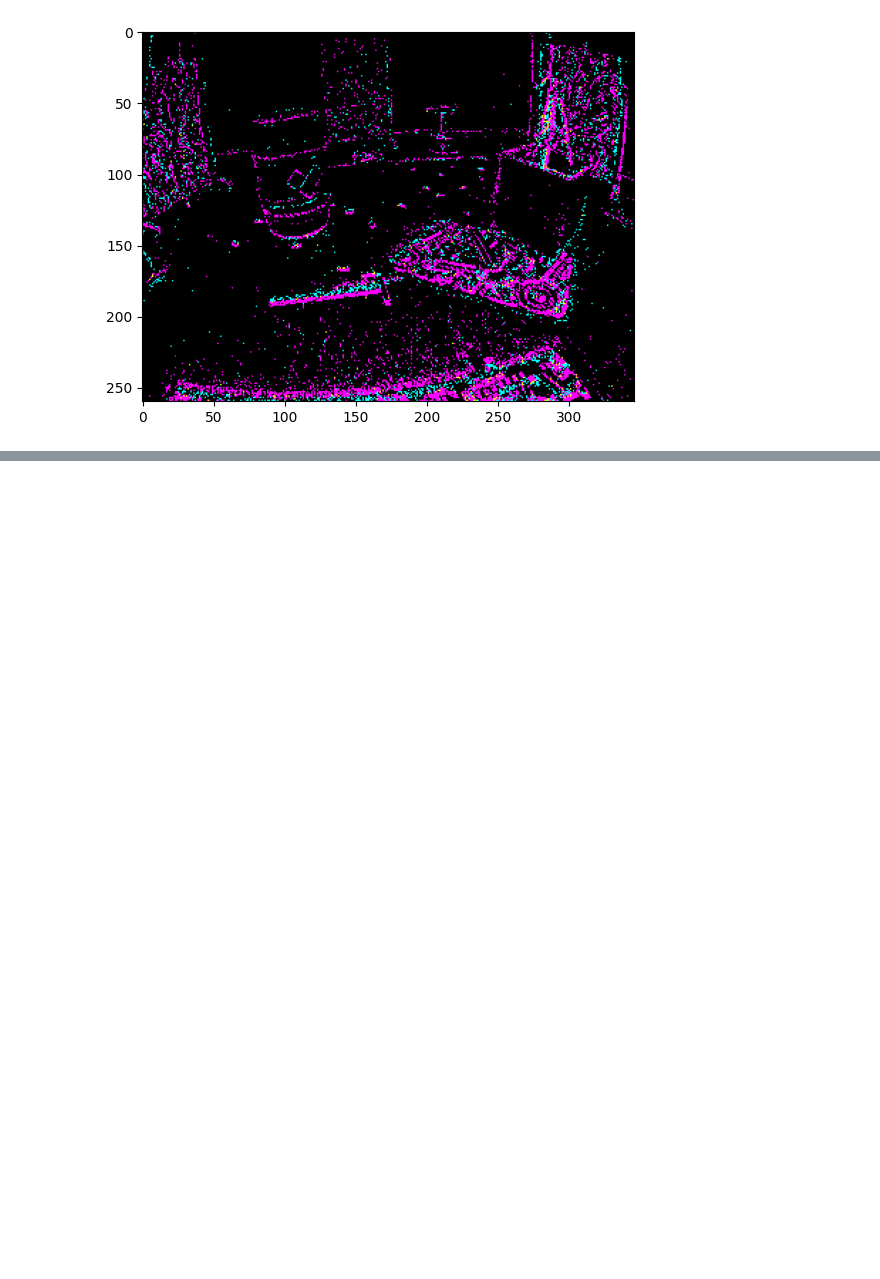
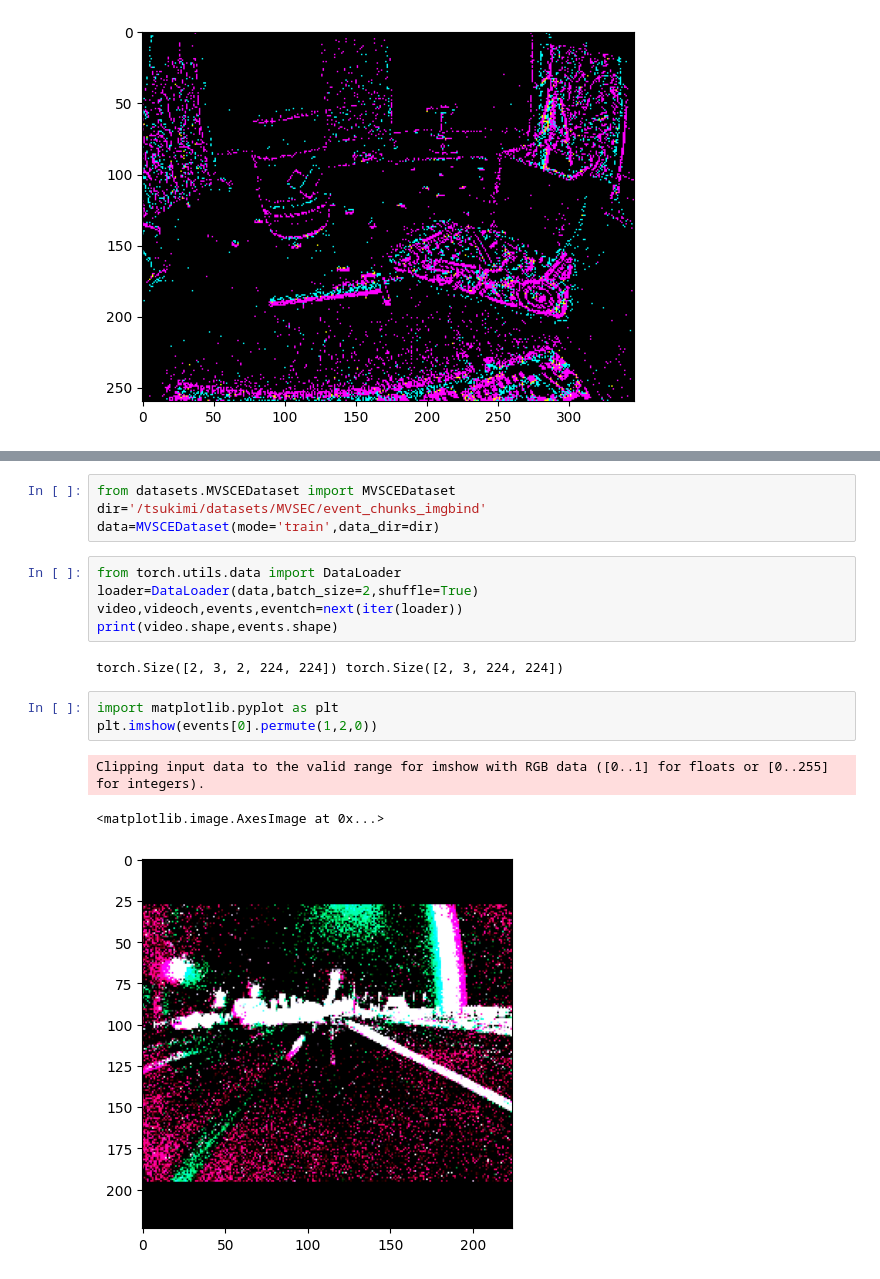
Before and after one commit to ucsd-hdsi-dvs/Events-ImageBind, a Jupyter notebook: test.ipynb, the cells around one changed output, grey strips where cells are left out. Saved outputs shown, nothing was run; the diff lists cells and outputs as text; blank space fills up the shorter version.

Commit message:
newmvsce dataset

```diff
--- a/test.ipynb
+++ b/test.ipynb
@@ -668,0 +679,18 @@ Clipping input data to the valid range for imshow with RGB data ([0..1] for floa
+# %%
+from datasets.MVSCEDataset import MVSCEDataset
+dir='/tsukimi/datasets/MVSEC/event_chunks_imgbind'
+data=MVSCEDataset(mode='train',data_dir=dir)
+# %%
+from torch.utils.data import DataLoader
+loader=DataLoader(data,batch_size=2,shuffle=True)
+video,videoch,events,eventch=next(iter(loader))
+print(video.shape,events.shape)
+# %% [output]
+torch.Size([2, 3, 2, 224, 224]) torch.Size([2, 3, 224, 224])
+# %%
+import matplotlib.pyplot as plt
+plt.imshow(events[0].permute(1,2,0))
+# %% [output]
+Clipping input data to the valid range for imshow with RGB data ([0..1] for floats or [0..255] for integers).
+<matplotlib.image.AxesImage at 0x...>
+[figure, added]
```
Also changed, not shown: parts of 1 cell of this notebook, 4 other files.
